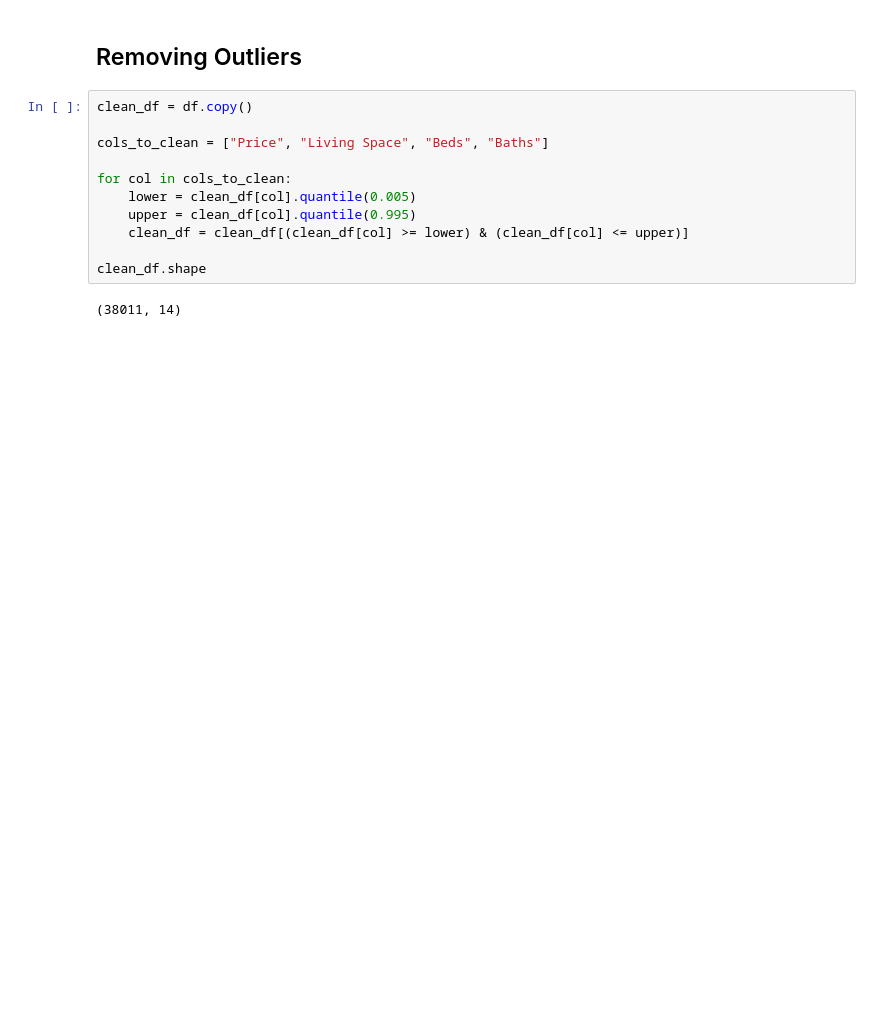
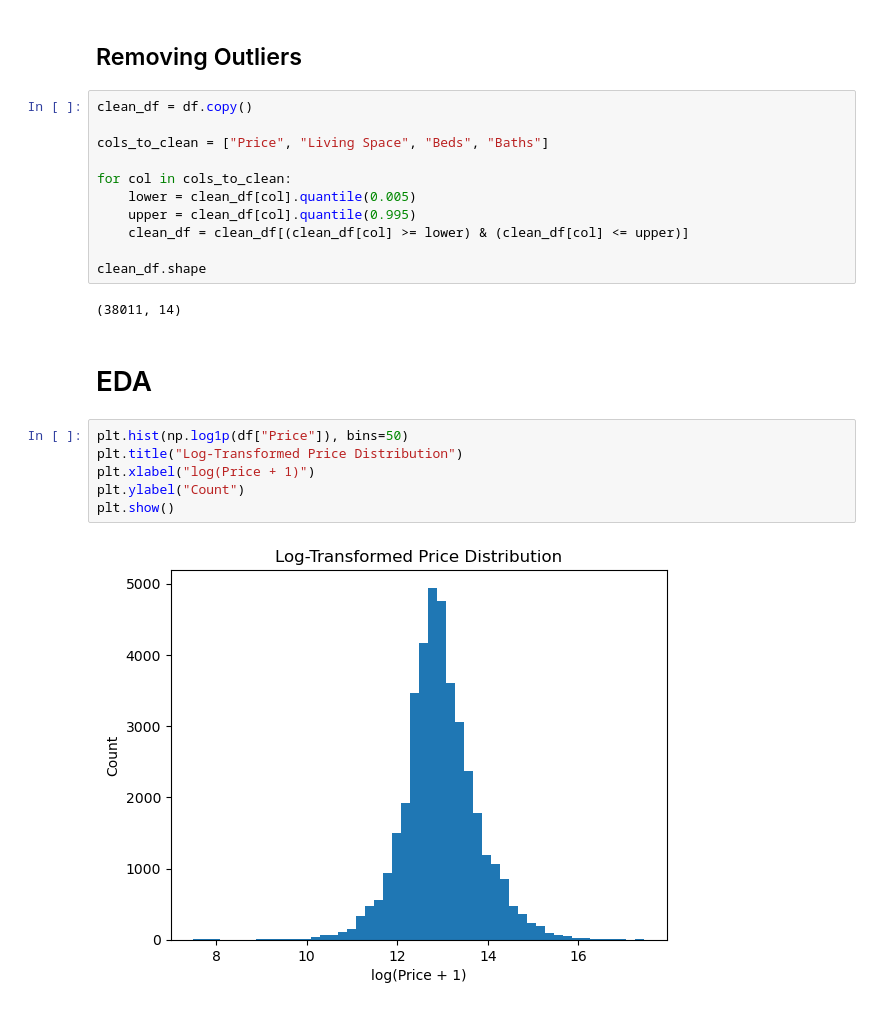
Before and after one commit to Sasivadhan163/Housing_Prices_In_US, a Jupyter notebook: Housing_price_prediction.ipynb, the cells around one changed output. Cells and saved outputs as stored; diff of their text form; blank space fills up the shorter version.

```diff
--- a/Housing_price_prediction.ipynb
+++ b/Housing_price_prediction.ipynb
@@ -130,3 +130,13 @@ for col in cols_to_clean:
 clean_df.shape
 # %% [output]
 (38011, 14)
+# %% [markdown]
+# EDA
+# %%
+plt.hist(np.log1p(df["Price"]), bins=50)
+plt.title("Log-Transformed Price Distribution")
+plt.xlabel("log(Price + 1)")
+plt.ylabel("Count")
+plt.show()
+# %% [output]
+[figure, added]
```
Also changed, not shown: parts of 6 cells of this notebook.
